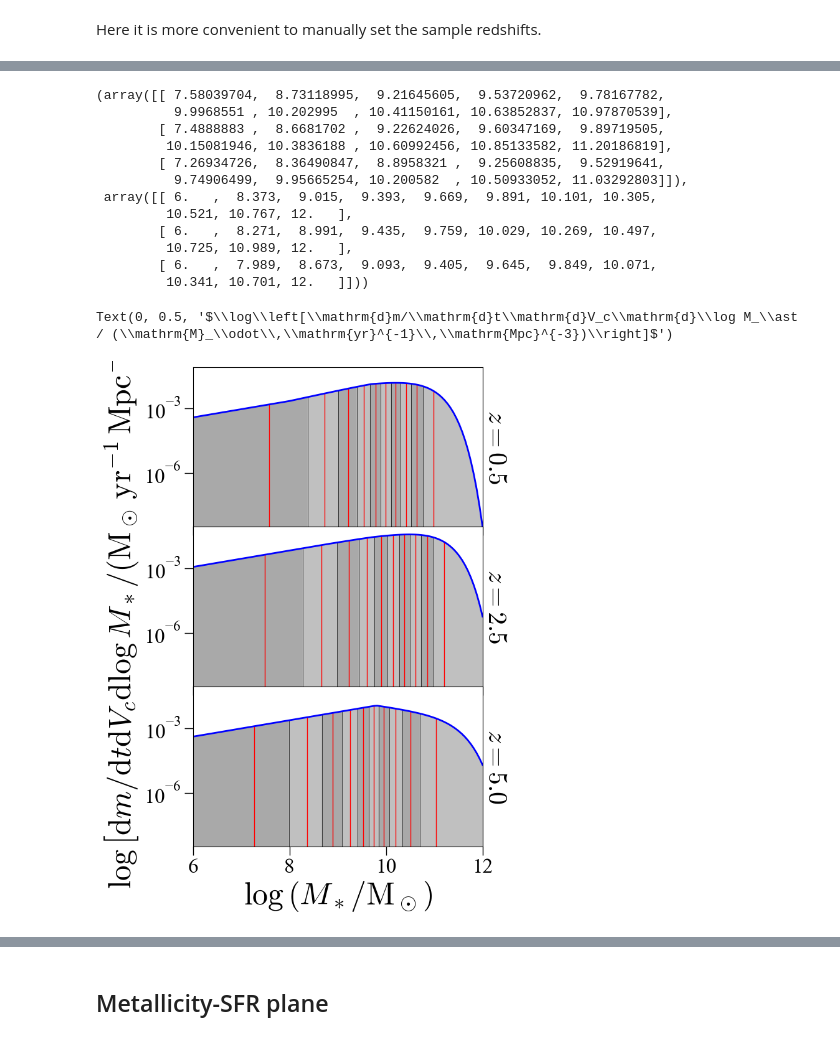
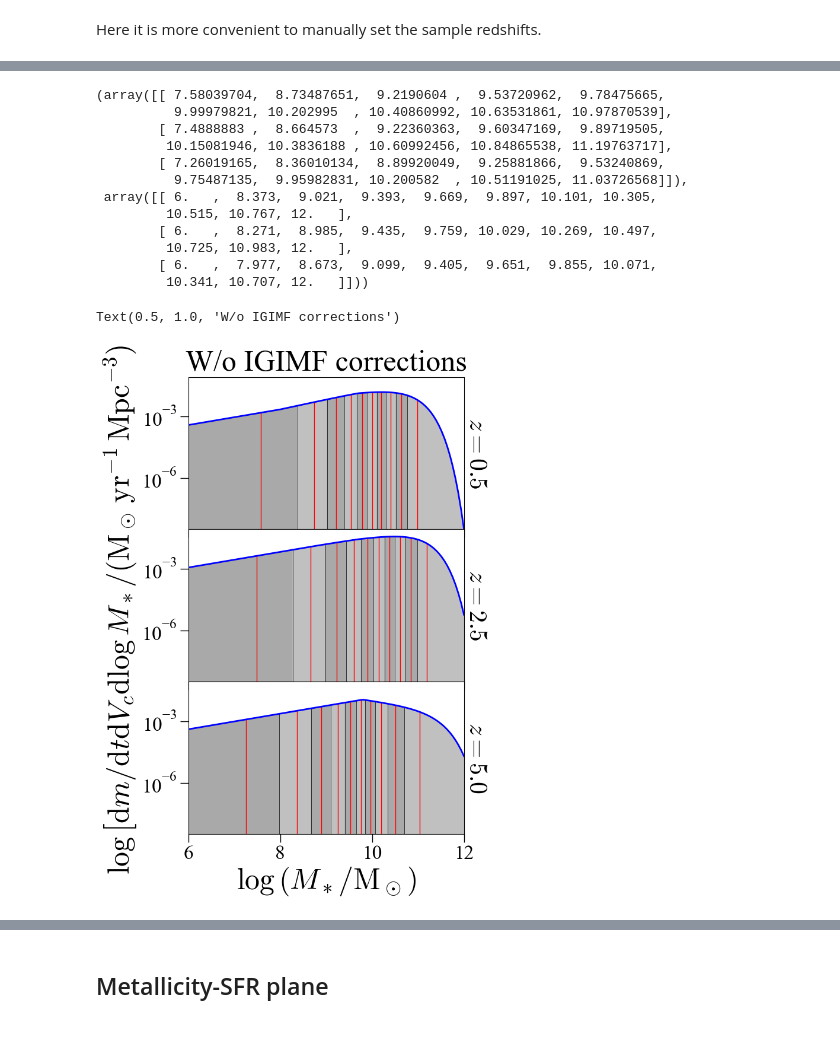
Before and after one commit to lmdesa/BOSSA, a Jupyter notebook: notebooks/Galaxy_Sampling_Consistency_Checks.ipynb, the cells around one changed output, grey strips where cells are left out. Cells and saved outputs as stored; diff of their text form; code cells hidden in the pictures.

Commit message:
chore(notebooks): complete nb w/ scatter sampling

```diff
--- a/notebooks/Galaxy_Sampling_Consistency_Checks.ipynb
+++ b/notebooks/Galaxy_Sampling_Consistency_Checks.ipynb
@@ -85,17 +123,17 @@ def sfrd_dlogm(redshift, logm, flattening, fixed_slope, scatter_model):
 # %%
-n_redshift = 10
+n_redshift = 3
 redshift_min = 0
 redshift_max = 10
 force_boundary_redshift = True
 logm_min = 6
 logm_max = 12
-logm_per_redshift = 100
+logm_per_redshift = 3
 mzr_model = MZR_option
 sfmr_flattening = SFMR_option
 gsmf_slope_fixed = GSMF_option
 sampling_mode = 'sfr' # uniform, mass or number
 scatter_model = 'none'
-apply_igimf_corrections = True
+apply_igimf_corrections = False
 random_state = 42
 # %%
 bg_galaxygrid = GalaxyGrid(n_redshift,
@@ -252,3 +290,11 @@ ax.legend(handles=handles, frameon=False, ncols=2, loc='upper right')
+# %%
+model_settings = {
+    'flattening': SFMR_option,
+    'fixed_slope': GSMF_option,
+    'mzr_model': MZR_option,
+    'scatter_model': 'none',
+    'igimf' : False
+}
 # %%
 n_redshift = 3
 redshift_min = 0
@@ -262,7 +308,7 @@ sfmr_flattening = SFMR_option
 gsmf_slope_fixed = GSMF_option
 sampling_mode = 'sfr' # uniform, mass or number
 scatter_model = 'none'
-apply_igimf_corrections = True
+apply_igimf_corrections = model_settings['igimf']
 random_state = 42
 # %%
 bg_galaxygrid = GalaxyGrid(n_redshift,
@@ -292,61 +338,62 @@ Wall time: 1.15 s
 # %%
 bg_galaxygrid.sample_logm_array, bg_galaxygrid.sample_logm_bins
 # %% [output]
-(array([[ 7.58039704,  8.73118995,  9.21645605,  9.53720962,  9.78167782,
-          9.9968551 , 10.202995  , 10.41150161, 10.63852837, 10.97870539],
-        [ 7.4888883 ,  8.6681702 ,  9.22624026,  9.60347169,  9.89719505,
-         10.15081946, 10.3836188 , 10.60992456, 10.85133582, 11.20186819],
-        [ 7.26934726,  8.36490847,  8.8958321 ,  9.25608835,  9.52919641,
-          9.74906499,  9.95665254, 10.200582  , 10.50933052, 11.03292803]]),
- array([[ 6.   ,  8.373,  9.015,  9.393,  9.669,  9.891, 10.101, 10.305,
-         10.521, 10.767, 12.   ],
-        [ 6.   ,  8.271,  8.991,  9.435,  9.759, 10.029, 10.269, 10.497,
-         10.725, 10.989, 12.   ],
-        [ 6.   ,  7.989,  8.673,  9.093,  9.405,  9.645,  9.849, 10.071,
-         10.341, 10.701, 12.   ]]))
+(array([[ 7.58039704,  8.73487651,  9.2190604 ,  9.53720962,  9.78475665,
+          9.99979821, 10.202995  , 10.40860992, 10.63531861, 10.97870539],
+        [ 7.4888883 ,  8.664573  ,  9.22360363,  9.60347169,  9.89719505,
+         10.15081946, 10.3836188 , 10.60992456, 10.84865538, 11.19763717],
+        [ 7.26019165,  8.36010134,  8.89920049,  9.25881866,  9.53240869,
+          9.75487135,  9.95982831, 10.200582  , 10.51191025, 11.03726568]]),
+ array([[ 6.   ,  8.373,  9.021,  9.393,  9.669,  9.897, 10.101, 10.305,
+         10.515, 10.767, 12.   ],
+        [ 6.   ,  8.271,  8.985,  9.435,  9.759, 10.029, 10.269, 10.497,
+         10.725, 10.983, 12.   ],
+        [ 6.   ,  7.977,  8.673,  9.099,  9.405,  9.651,  9.855, 10.071,
+         10.341, 10.707, 12.   ]]))
 # %%
 plot_redshifts = bg_galaxygrid.sample_redshift_array
 plot_logms = np.linspace(6, 12, 100)
 
 model_sfrds = np.zeros((plot_redshifts.shape[0], plot_logms.shape[0]))
 for i, redshift in enumerate(plot_redshifts):
-    model_sfrds[i] = np.array([sfrd_dlogm(redshift, logm, **model_settings) for logm in plot_logms])
-min_sfrd = model_sfrds.min()
+    model_sfrds[i] = np.array([sfrd_dlogm(logm, redshift, **model_settings)[0] for logm in plot_logms])
+min_sfrd = np.nanmin(model_sfrds[model_sfrds != -np.inf])
 # %%
 grid = bg_galaxygrid
 
 fig, axes = plt.subplots(3, 1, figsize=(6,10), sharex=True, sharey=True)
 plt.subplots_adjust(hspace=0)
 axes = axes.flatten()
 
 flatenning = SFMR_option
 fixed_slope = GSMF_option
 scatter_model = 'none'
 for i_redshift, (ax, redshift) in enumerate(zip(axes, plot_redshifts)):
     logm_arr = grid.sample_logm_array[i_redshift]
     logm_bin_arr = grid.sample_logm_bins[i_redshift]
 
     for i, (logm0, logm1) in enumerate(zip(logm_bin_arr[:-1], logm_bin_arr[1:])):
         c = 'darkgrey'
         if i%2:
             c = 'silver'
         logms_ = np.linspace(logm0, logm1, 10)
-        sfrds_ = [sfrd_dlogm(redshift, logm, **model_settings) for logm in logms_]
+        sfrds_ = [sfrd_dlogm(logm, redshift, **model_settings)[0] for logm in logms_]
         ax.fill_between(logms_, min_sfrd, sfrds_, color=c)
-        ax.vlines(logm0, min_sfrd, sfrd_dlogm(redshift, logm0, **model_settings), color='k', lw=0.5)
+        ax.vlines(logm0, min_sfrd, sfrd_dlogm(logm0, redshift, **model_settings)[0], color='k', lw=0.5)
 
     for logm in logm_arr:
-        ax.vlines(logm, min_sfrd, sfrd_dlogm(redshift, logm, **model_settings), color='r', lw=1)
+        ax.vlines(logm, min_sfrd, sfrd_dlogm(logm, redshift, **model_settings)[0], color='r', lw=1)
 
     ax.plot(plot_logms, model_sfrds[i_redshift], 'b-')
 
     ax.text(1, 0.5, f'$z={redshift:.1f}$', rotation=-90, ha='left', va='center', transform=ax.transAxes)
 
 axes[0].set_yscale('log')
 axes[0].set_ylim(min_sfrd)
 axes[0].set_xlim(logm_min, logm_max)
 axes[-1].set_xlabel(r'$\log\left(M_\ast/\mathrm{M}_\odot\right)$')
 axes[1].set_ylabel(r'$\log\left[\mathrm{d}m/\mathrm{d}t\mathrm{d}V_c\mathrm{d}\log M_\ast / (\mathrm{M}_\odot\,\mathrm{yr}^{-1}\,\mathrm{Mpc}^{-3})\right]$')
+axes[0].set_title('W/o IGIMF corrections')
 # %% [output]
-Text(0, 0.5, '$\\log\\left[\\mathrm{d}m/\\mathrm{d}t\\mathrm{d}V_c\\mathrm{d}\\log M_\\ast / (\\mathrm{M}_\\odot\\,\\mathrm{yr}^{-1}\\,\\mathrm{Mpc}^{-3})\\right]$')
+Text(0.5, 1.0, 'W/o IGIMF corrections')
-[figure, old version]
+[figure, new version]
```
Also changed, not shown: parts of 87 cells of this notebook.
